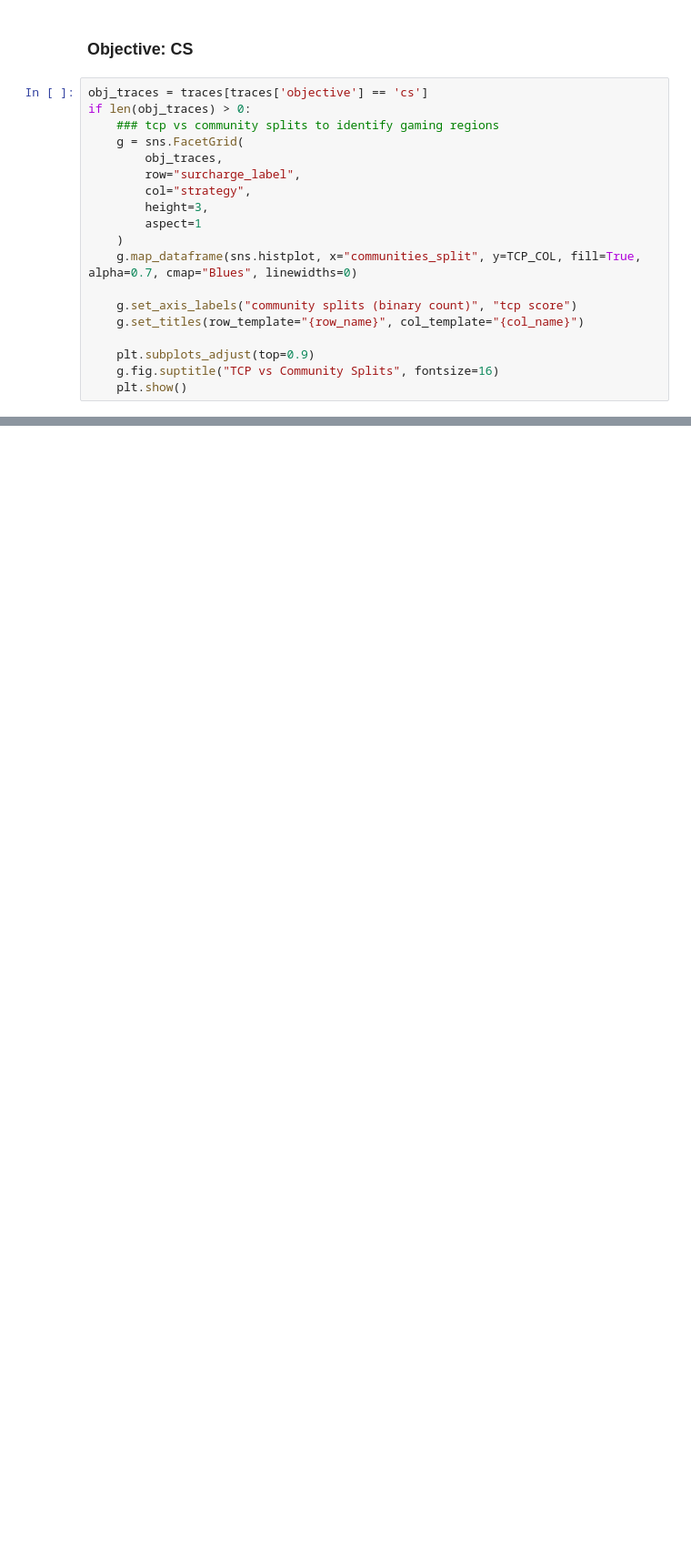
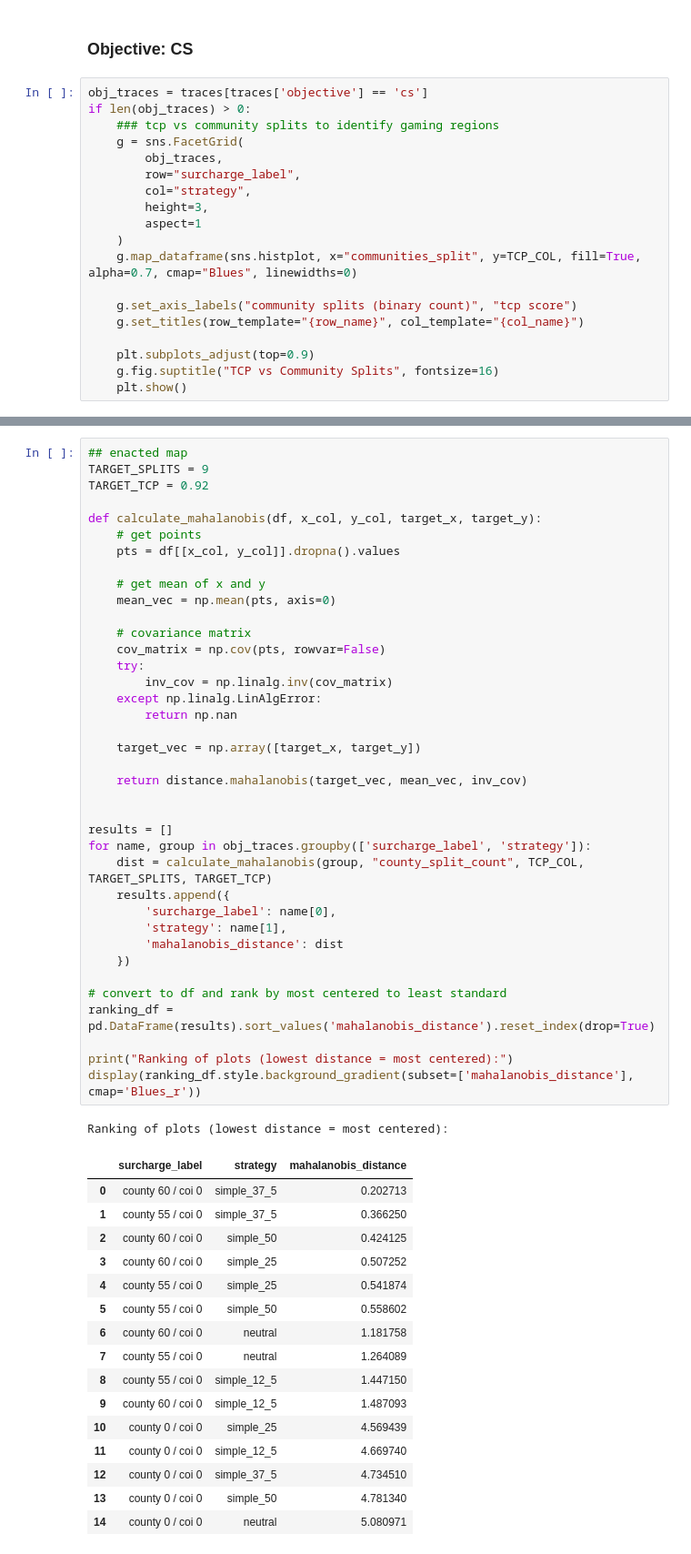
Before and after one commit to jevonlipsey/coi-preservation-project, a Jupyter notebook: analysis/results_viz.ipynb, the cells around one changed output, grey strips where cells are left out. Shown at 91% size. Drawn from its saved outputs; the diff is of its cells as text; blank space fills up the shorter version.

```diff
--- a/analysis/results_viz.ipynb
+++ b/analysis/results_viz.ipynb
@@ -814,0 +838,56 @@ if len(obj_traces) > 0:
+# %%
+## enacted map
+TARGET_SPLITS = 9
+TARGET_TCP = 0.92
+
+def calculate_mahalanobis(df, x_col, y_col, target_x, target_y):
+    # get points
+    pts = df[[x_col, y_col]].dropna().values
+
+    # get mean of x and y
+    mean_vec = np.mean(pts, axis=0)
+
+    # covariance matrix
+    cov_matrix = np.cov(pts, rowvar=False)
+    try:
+        inv_cov = np.linalg.inv(cov_matrix)
+    except np.linalg.LinAlgError:
+        return np.nan
+
+    target_vec = np.array([target_x, target_y])
+
+    return distance.mahalanobis(target_vec, mean_vec, inv_cov)
+
+
+results = []
+for name, group in obj_traces.groupby(['surcharge_label', 'strategy']):
+    dist = calculate_mahalanobis(group, "county_split_count", TCP_COL, TARGET_SPLITS, TARGET_TCP)
+    results.append({
+        'surcharge_label': name[0],
+        'strategy': name[1],
+        'mahalanobis_distance': dist
+    })
+
+# convert to df and rank by most centered to least standard
+ranking_df = pd.DataFrame(results).sort_values('mahalanobis_distance').reset_index(drop=True)
+
+print("Ranking of plots (lowest distance = most centered):")
+display(ranking_df.style.background_gradient(subset=['mahalanobis_distance'], cmap='Blues_r'))
+# %% [output]
+Ranking of plots (lowest distance = most centered):
+|  | surcharge_label | strategy | mahalanobis_distance |
+| 0 | county 60 / coi 0 | simple_37_5 | 0.202713 |
+| 1 | county 55 / coi 0 | simple_37_5 | 0.366250 |
+| 2 | county 60 / coi 0 | simple_50 | 0.424125 |
+| 3 | county 60 / coi 0 | simple_25 | 0.507252 |
+| 4 | county 55 / coi 0 | simple_25 | 0.541874 |
+| 5 | county 55 / coi 0 | simple_50 | 0.558602 |
+| 6 | county 60 / coi 0 | neutral | 1.181758 |
+| 7 | county 55 / coi 0 | neutral | 1.264089 |
+| 8 | county 55 / coi 0 | simple_12_5 | 1.447150 |
+| 9 | county 60 / coi 0 | simple_12_5 | 1.487093 |
+| 10 | county 0 / coi 0 | simple_25 | 4.569439 |
+| 11 | county 0 / coi 0 | simple_12_5 | 4.669740 |
+| 12 | county 0 / coi 0 | simple_37_5 | 4.734510 |
+| 13 | county 0 / coi 0 | simple_50 | 4.781340 |
+| 14 | county 0 / coi 0 | neutral | 5.080971 |
```
Also changed, not shown: parts of 21 cells of this notebook.
